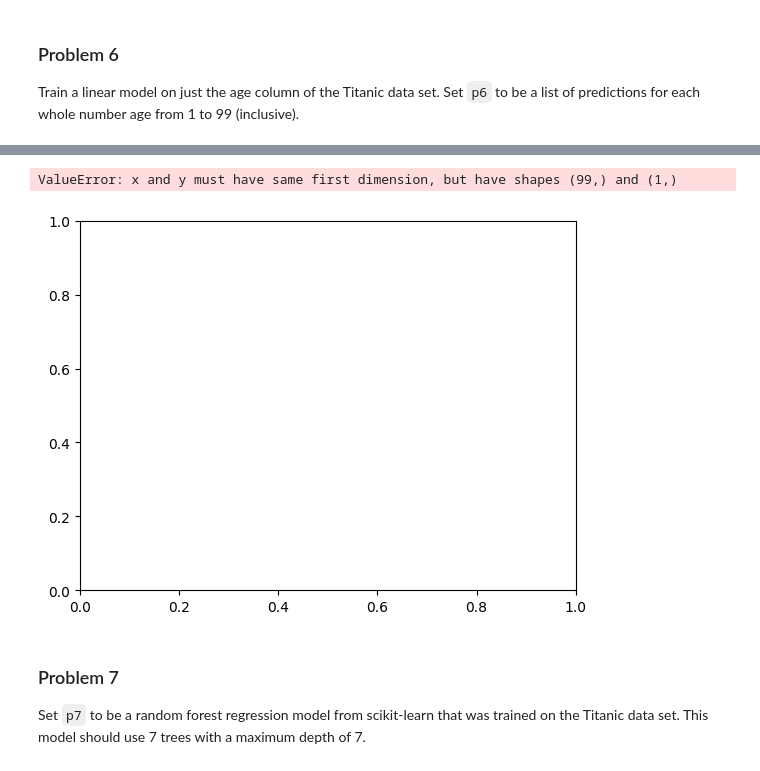
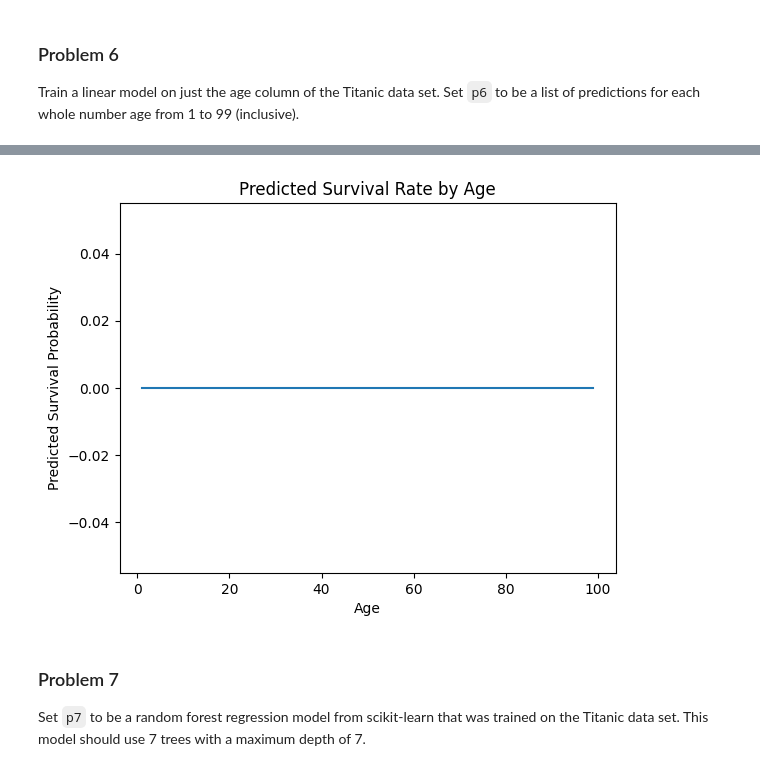
Before and after one commit to alyssantran/dx602-homework-11, a Jupyter notebook: homework.ipynb, the cells around one changed output, grey strips where cells are left out. Drawn from its saved outputs; the diff is of its cells as text; code cells hidden in the pictures.

```diff
--- a/homework.ipynb
+++ b/homework.ipynb
@@ -124,8 +124,7 @@ Set `p4` to be a LinearSVC model from scikit-learn that was trained on the Titan
 # %%
 # YOUR CHANGES HERE
 p4 = sklearn.svm.LinearSVC()
-p4_inputs = titanic_inputs[["parch", "fare", "sibsp", "class", "gender", "embarked", "country"]]
-p4.fit(p4_inputs, titanic_target)
+p4.fit(titanic_inputs, titanic_target)
 # %% [output]
 LinearSVC()
 # %%
@@ -158,3 +153,10 @@ p6 = p4.fit(titanic[["age"]], titanic_target)
+# %%
+# YOUR CHANGES HERE
+from sklearn.svm import LinearSVC
+p6_1 = LinearSVC()
+p6_1.fit(titanic[["age"]], titanic_target)
+ages = pd.DataFrame({"age": np.arange(1, 100)})
+p6 = p6_1.predict(ages).tolist()
 # %%
 p6
 # %% [output]
@@ -162,12 +180,11 @@ LinearSVC()
 # %%
-if p6 is not ...:
+if p6 is not None:
     plt.plot(range(1, 100), p6)
     plt.title("Predicted Survival Rate by Age")
     plt.xlabel("Age")
     plt.ylabel("Predicted Survival Probability")
 # %% [output]
-ValueError: x and y must have same first dimension, but have shapes (99,) and (1,)
-[figure, old version]
+[figure, new version]
 # %% [markdown]
 ### Problem 7
 
```
Also changed, not shown: parts of 13 cells of this notebook.
